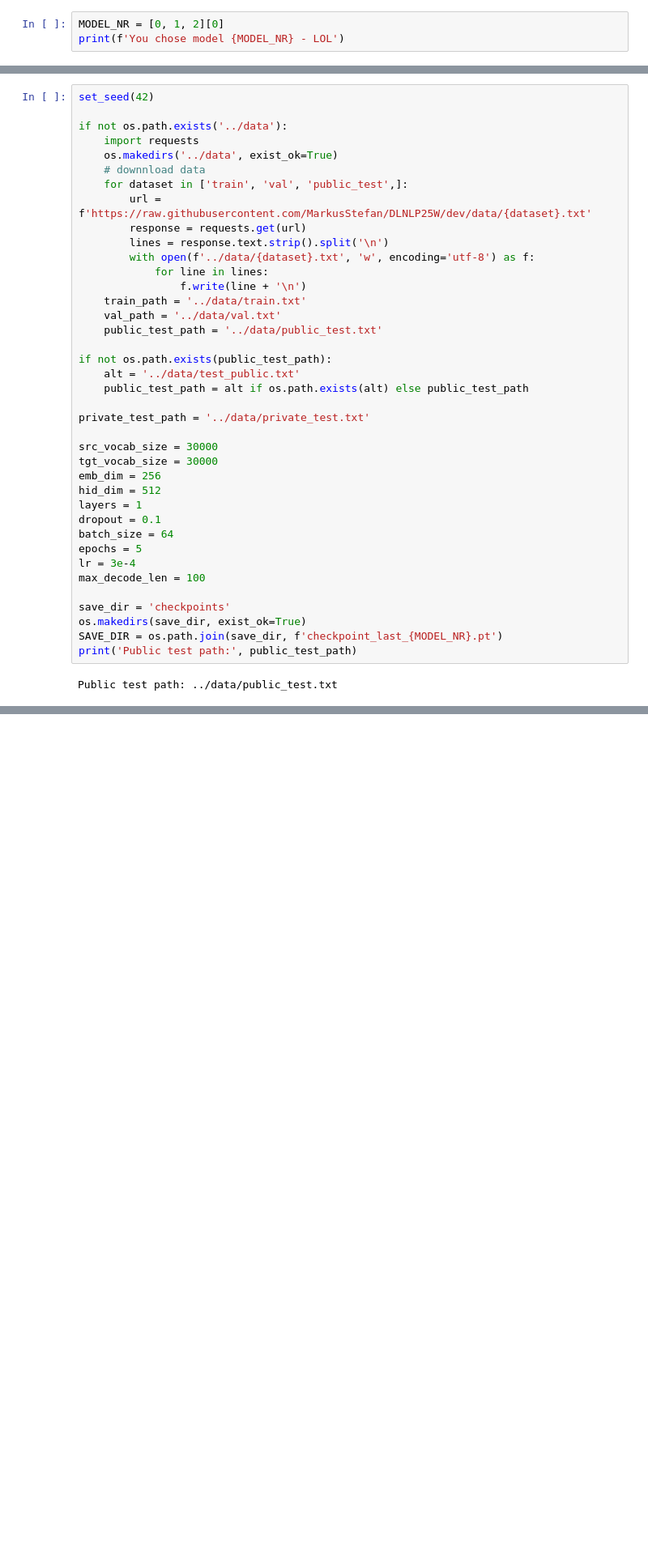
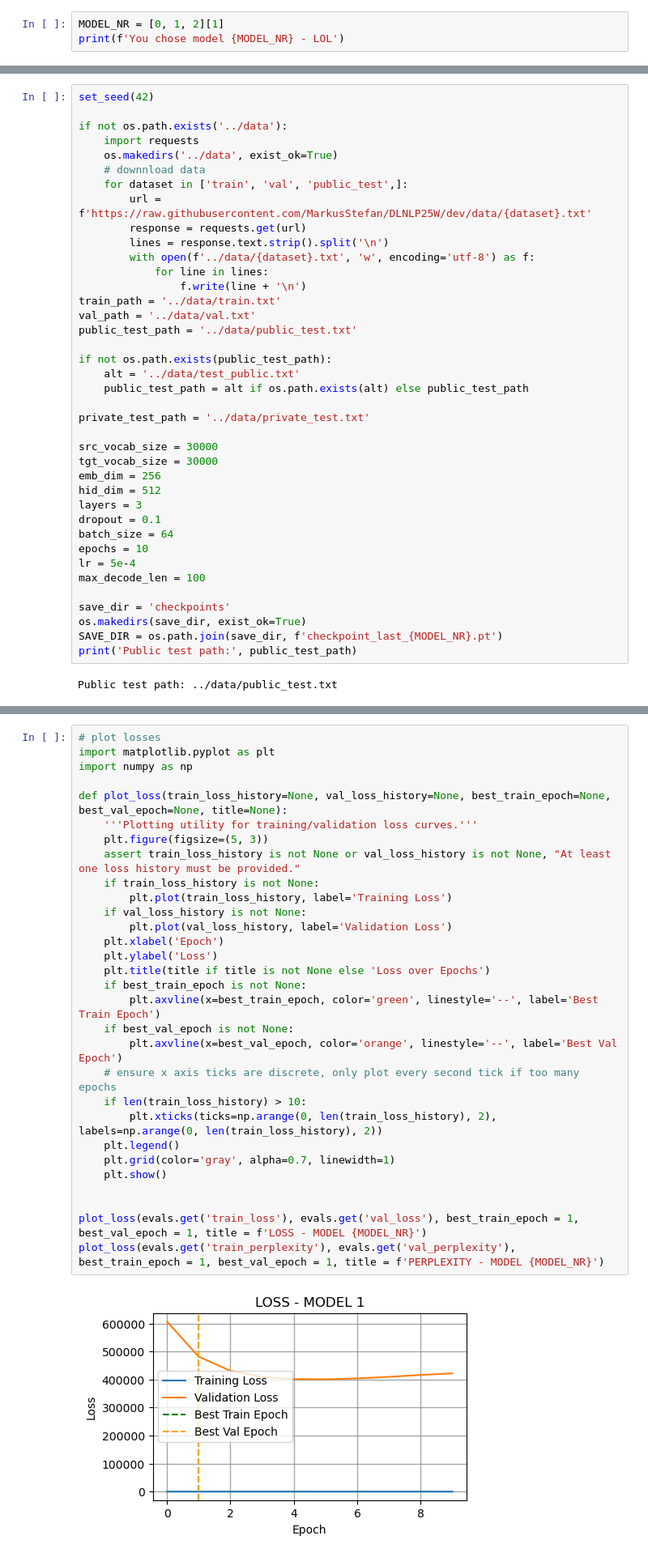
Before and after one commit to MarkusStefan/DLNLP25W, a Jupyter notebook: notebooks/hw2_NMT_train_model.ipynb, the cells around one changed output, grey strips where cells are left out. Shown: that part at 81% size. Cells and saved outputs as stored; diff of their text form; blank space fills up the shorter version.

```diff
--- a/notebooks/hw2_NMT_train_model.ipynb
+++ b/notebooks/hw2_NMT_train_model.ipynb
@@ -10,6 +10,6 @@ Data: the course staff provides `dataset_splits/` in the repo root. No additiona
 ## 0. Setup
 Use `install.sh` or `pip install -r requirements.txt` to set up.
 # %%
-MODEL_NR = [0, 1, 2][0]
+MODEL_NR = [0, 1, 2][1]
 print(f'You chose model {MODEL_NR} - LOL')
 # %% [output]
@@ -223,9 +223,9 @@ if not os.path.exists('../data'):
         with open(f'../data/{dataset}.txt', 'w', encoding='utf-8') as f:
             for line in lines:
                 f.write(line + '\n')
-    train_path = '../data/train.txt'
-    val_path = '../data/val.txt'
-    public_test_path = '../data/public_test.txt'
+train_path = '../data/train.txt'
+val_path = '../data/val.txt'
+public_test_path = '../data/public_test.txt'
 
 if not os.path.exists(public_test_path):
     alt = '../data/test_public.txt'
@@ -237,11 +237,11 @@ src_vocab_size = 30000
 tgt_vocab_size = 30000
 emb_dim = 256
 hid_dim = 512
-layers = 1
+layers = 3
 dropout = 0.1
 batch_size = 64
-epochs = 5
-lr = 3e-4
+epochs = 10
+lr = 5e-4
 max_decode_len = 100
 
 save_dir = 'checkpoints'
@@ -445,0 +737,32 @@ Saved checkpoint: checkpoints/checkpoint_last_0.pt
+# %%
+# plot losses
+import matplotlib.pyplot as plt
+import numpy as np
+
+def plot_loss(train_loss_history=None, val_loss_history=None, best_train_epoch=None, best_val_epoch=None, title=None):
+    '''Plotting utility for training/validation loss curves.'''
+    plt.figure(figsize=(5, 3))
+    assert train_loss_history is not None or val_loss_history is not None, "At least one loss history must be provided."
+    if train_loss_history is not None:
+        plt.plot(train_loss_history, label='Training Loss')
+    if val_loss_history is not None:
+        plt.plot(val_loss_history, label='Validation Loss')
+    plt.xlabel('Epoch')
+    plt.ylabel('Loss')
+    plt.title(title if title is not None else 'Loss over Epochs')
+    if best_train_epoch is not None:
+        plt.axvline(x=best_train_epoch, color='green', linestyle='--', label='Best Train Epoch')
+    if best_val_epoch is not None:
+        plt.axvline(x=best_val_epoch, color='orange', linestyle='--', label='Best Val Epoch')
+    # ensure x axis ticks are discrete, only plot every second tick if too many epochs
+    if len(train_loss_history) > 10:
+        plt.xticks(ticks=np.arange(0, len(train_loss_history), 2), labels=np.arange(0, len(train_loss_history), 2))
+    plt.legend()
+    plt.grid(color='gray', alpha=0.7, linewidth=1)
+    plt.show()
+
+
+plot_loss(evals.get('train_loss'), evals.get('val_loss'), best_train_epoch = 1, best_val_epoch = 1, title = f'LOSS - MODEL {MODEL_NR}')
+plot_loss(evals.get('train_perplexity'), evals.get('val_perplexity'), best_train_epoch = 1, best_val_epoch = 1, title = f'PERPLEXITY - MODEL {MODEL_NR}')
+# %% [output]
+[figure, added]
```
Also changed, not shown: parts of 12 cells of this notebook, 4 other files.
